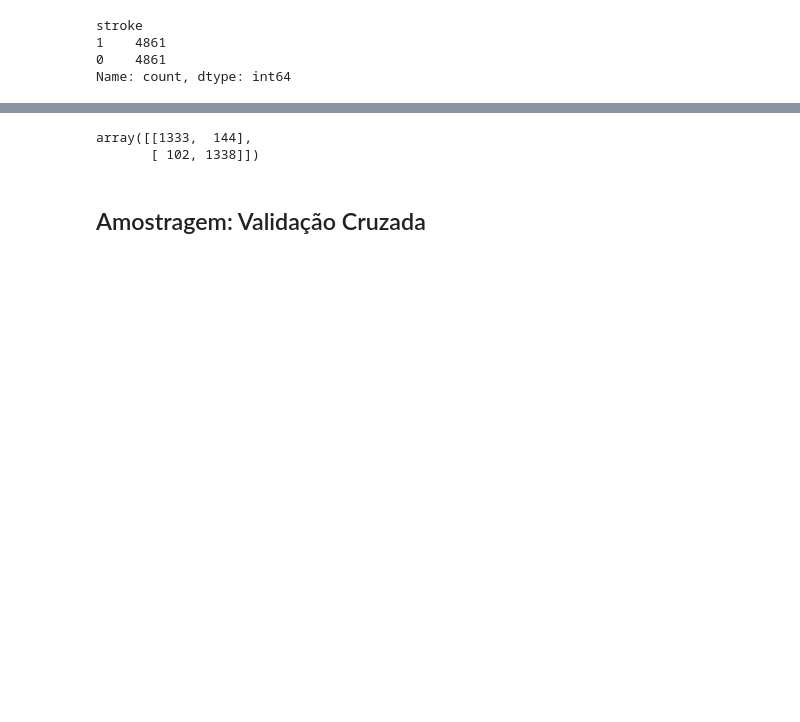
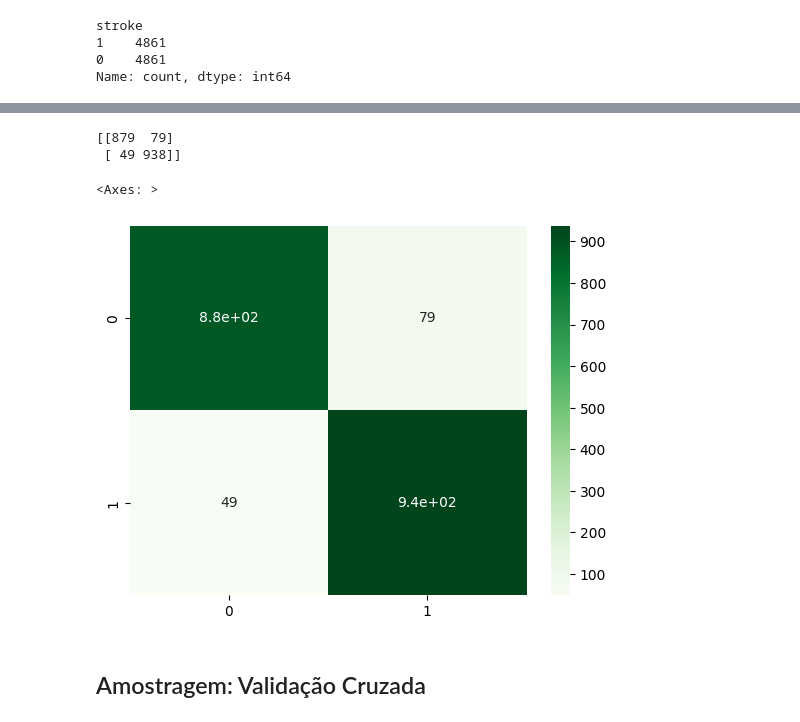
Before and after one commit to WilliamParlow/postgrad-ai, a Jupyter notebook: fase_4/Data_Mining/2.2Pre-Processamento - Parte 2/Preprocessamento_strokePrediction_Dataset_Template.ipynb, the cells around one changed output, grey strips where cells are left out. Saved outputs shown, nothing was run; the diff lists cells and outputs as text; code cells hidden in the pictures; blank space fills up the shorter version.

```diff
--- a/fase_4/Data_Mining/2.2Pre-Processamento - Parte 2/Preprocessamento_strokePrediction_Dataset_Template.ipynb
+++ b/fase_4/Data_Mining/2.2Pre-Processamento - Parte 2/Preprocessamento_strokePrediction_Dataset_Template.ipynb
@@ -373,7 +388,7 @@ stroke
 0    4861
 Name: count, dtype: int64
 # %%
-X_train,X_test,y_train, y_test = train_test_split(X_balanced, y_balanced, test_size=0.3)
+X_train,X_test,y_train, y_test = train_test_split(X_balanced, y_balanced, test_size=0.2)
 # %%
 X_train.shape, X_test.shape
 # %% [output]
@@ -407,8 +422,11 @@ weighted avg       0.92      0.92      0.92      2917
-# %%
-confusion_matrix(y_test,y_pred)
-# %% [output]
-array([[1333,  144],
-       [ 102, 1338]])
+# %%
+print(confusion_matrix(y_test,y_pred))
+sns.heatmap(confusion_matrix(y_test,y_pred), annot=True, cmap='Greens')
+# %% [output]
+[[879  79]
+ [ 49 938]]
+<Axes: >
+[figure, added]
 # %% [markdown]
 ## Amostragem: Validação Cruzada
 # %%
```
Also changed, not shown: parts of 30 cells of this notebook.
